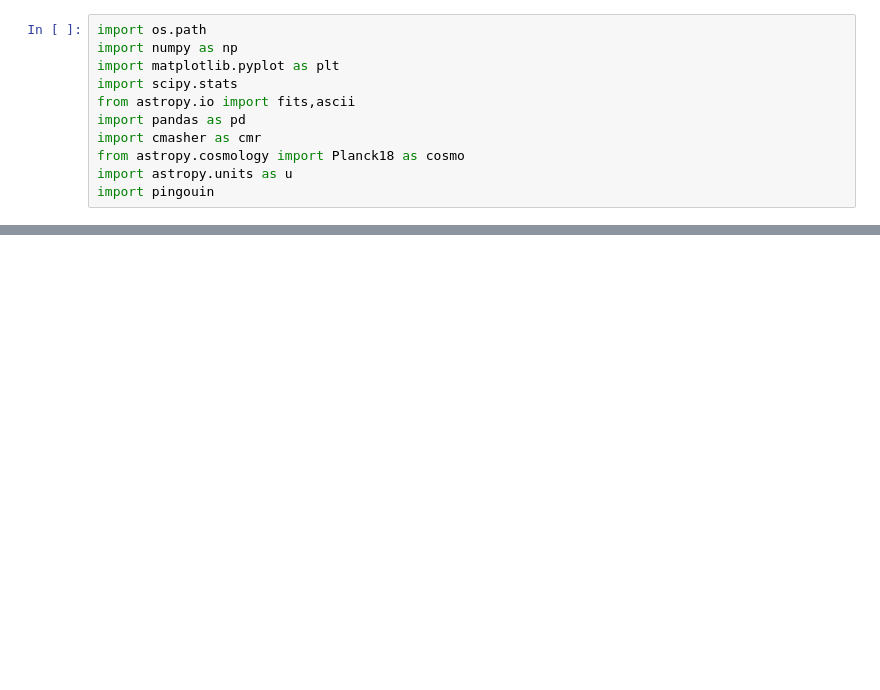
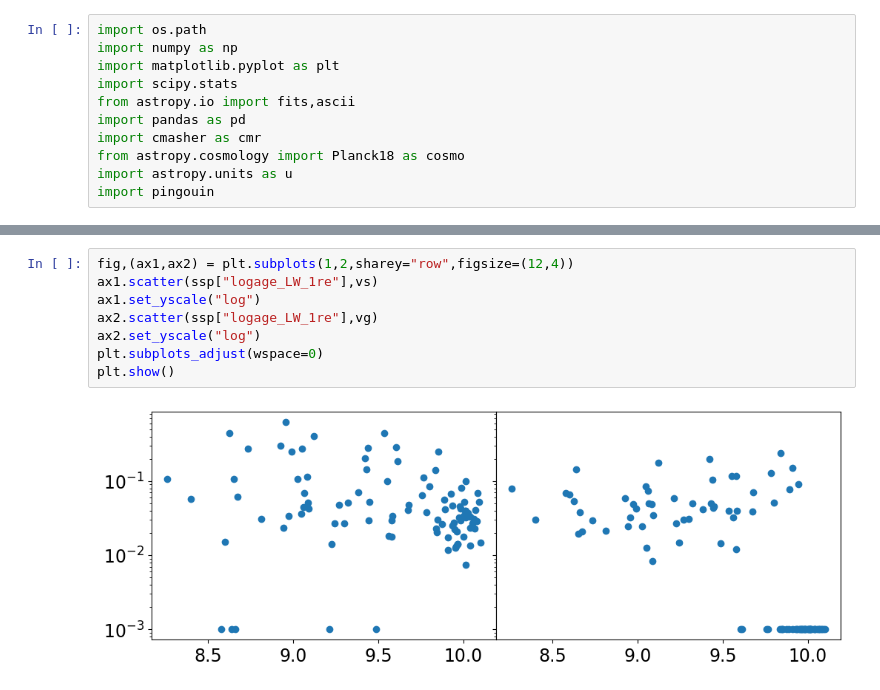
Before and after one commit to r-bagge/MAGPI_kinematics, a Jupyter notebook: plots.ipynb, the cells around one changed output, grey strips where cells are left out. Cells and saved outputs as stored; diff of their text form; blank space fills up the shorter version.

```diff
--- a/plots.ipynb
+++ b/plots.ipynb
@@ -39,0 +67,10 @@ plt.show()
+# %%
+fig,(ax1,ax2) = plt.subplots(1,2,sharey="row",figsize=(12,4))
+ax1.scatter(ssp["logage_LW_1re"],vs)
+ax1.set_yscale("log")
+ax2.scatter(ssp["logage_LW_1re"],vg)
+ax2.set_yscale("log")
+plt.subplots_adjust(wspace=0)
+plt.show()
+# %% [output]
+[figure, added]
```
Also changed, not shown: parts of 4 cells of this notebook, 1 other file.
